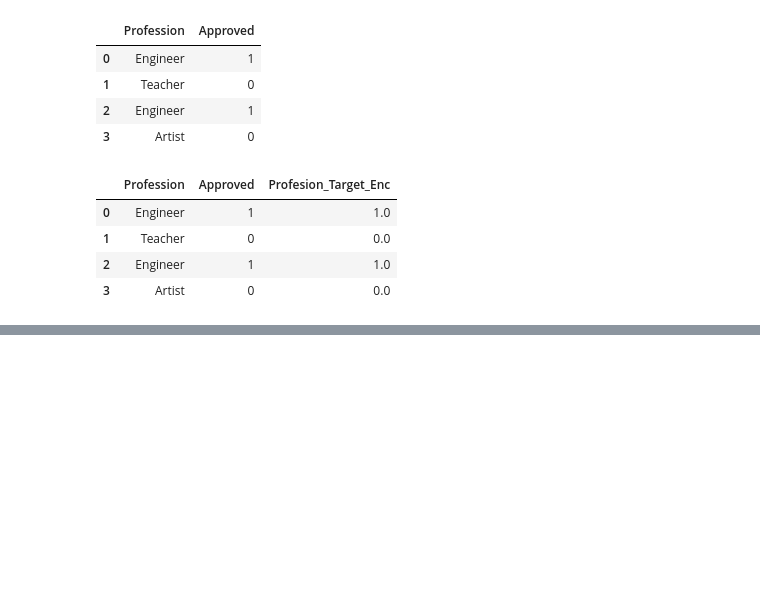
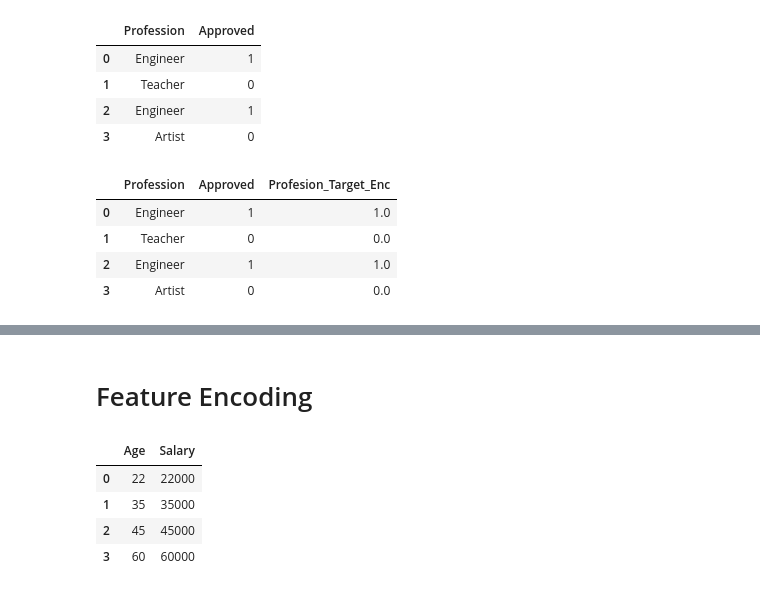
Before and after one commit to nayankhanal/ml-class, a Jupyter notebook: feature_engineering_day1.ipynb, the cells around one changed output, grey strips where cells are left out. Drawn from its saved outputs; the diff is of its cells as text; code cells hidden in the pictures; blank space fills up the shorter version.

```diff
--- a/feature_engineering_day1.ipynb
+++ b/feature_engineering_day1.ipynb
@@ -510,0 +548,14 @@ df9
+# %% [markdown]
+# Feature Encoding
+# %%
+df11 = pd.DataFrame({
+    'Age': [22,35,45,60],
+    'Salary': [22000,35000,45000,60000]
+})
+df11
+# %% [output]
+|  | Age | Salary |
+| 0 | 22 | 22000 |
+| 1 | 35 | 35000 |
+| 2 | 45 | 45000 |
+| 3 | 60 | 60000 |
```
Also changed, not shown: parts of 21 cells of this notebook.
